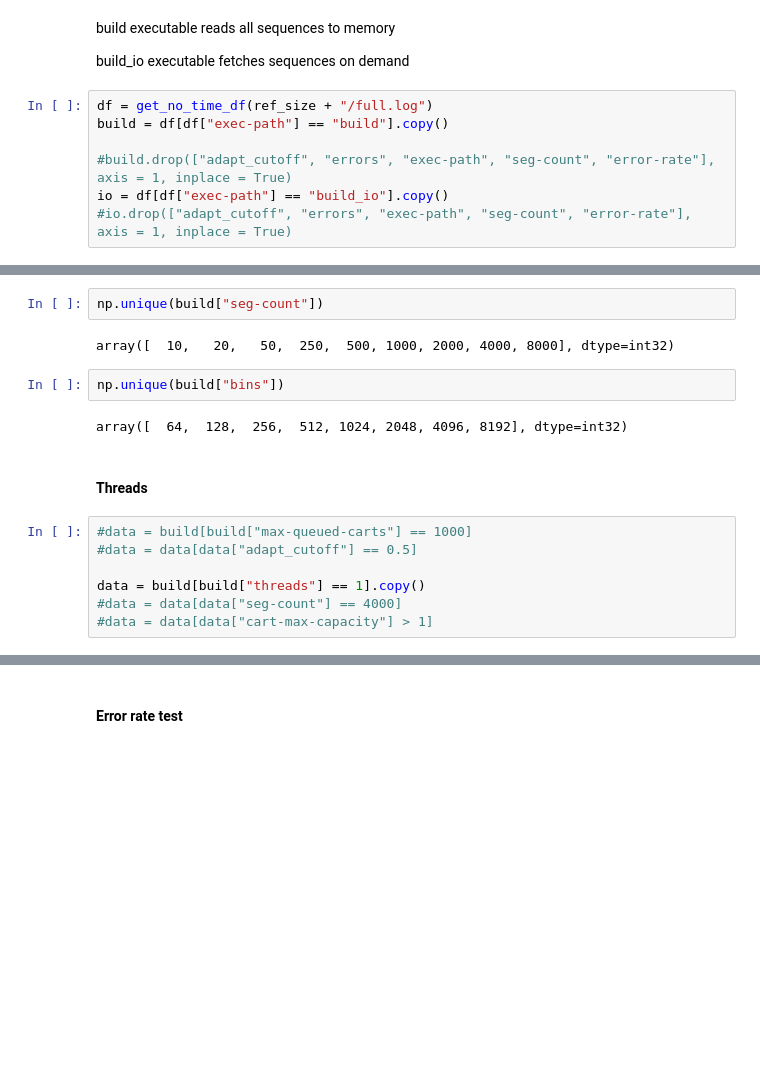
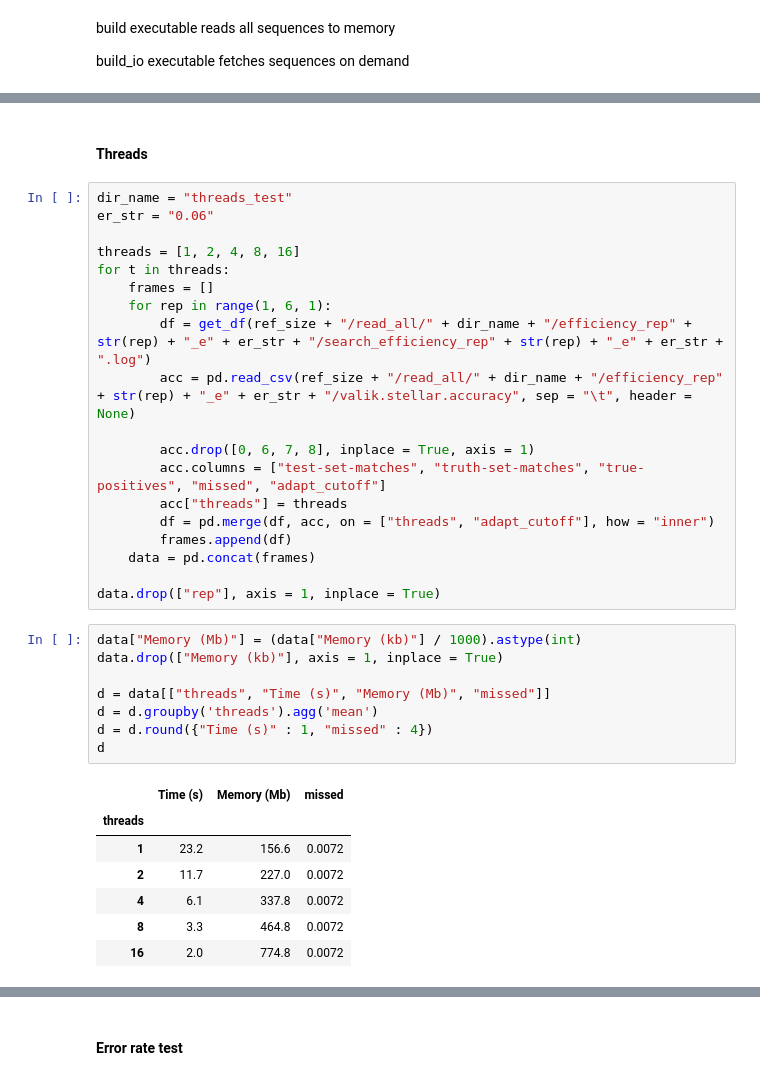
Before and after one commit to eaasna/DREAM-stellar-benchmark, a Jupyter notebook: work-python/markov/Distribution granularity.ipynb, the cells around one changed output, grey strips where cells are left out. Saved outputs shown, nothing was run; the diff lists cells and outputs as text; blank space fills up the shorter version.

```diff
--- a/work-python/markov/Distribution granularity.ipynb
+++ b/work-python/markov/Distribution granularity.ipynb
@@ -158,10 +198,3 @@ def get_no_time_df(filename):
 build executable reads all sequences to memory
 
 build_io executable fetches sequences on demand
-# %%
-df = get_no_time_df(ref_size + "/full.log")
-build = df[df["exec-path"] == "build"].copy()
-
-#build.drop(["adapt_cutoff", "errors", "exec-path", "seg-count", "error-rate"], axis = 1, inplace = True)
-io = df[df["exec-path"] == "build_io"].copy()
-#io.drop(["adapt_cutoff", "errors", "exec-path", "seg-count", "error-rate"], axis = 1, inplace = True)
@@ -172,17 +201,37 @@ array([1, 4])
-# %%
-np.unique(build["seg-count"])
-# %% [output]
-array([  10,   20,   50,  250,  500, 1000, 2000, 4000, 8000], dtype=int32)
-# %%
-np.unique(build["bins"])
-# %% [output]
-array([  64,  128,  256,  512, 1024, 2048, 4096, 8192], dtype=int32)
 # %% [markdown]
 #### Threads
-# %%
-#data = build[build["max-queued-carts"] == 1000]
-#data = data[data["adapt_cutoff"] == 0.5]
-
-data = build[build["threads"] == 1].copy()
-#data = data[data["seg-count"] == 4000]
-#data = data[data["cart-max-capacity"] > 1]
+# %%
+dir_name = "threads_test"
+er_str = "0.06"
+
+threads = [1, 2, 4, 8, 16]
+for t in threads:
+    frames = []
+    for rep in range(1, 6, 1):
+        df = get_df(ref_size + "/read_all/" + dir_name + "/efficiency_rep" + str(rep) + "_e" + er_str + "/search_efficiency_rep" + str(rep) + "_e" + er_str + ".log")
+        acc = pd.read_csv(ref_size + "/read_all/" + dir_name + "/efficiency_rep" + str(rep) + "_e" + er_str + "/valik.stellar.accuracy", sep = "\t", header = None)
+
+        acc.drop([0, 6, 7, 8], inplace = True, axis = 1)
+        acc.columns = ["test-set-matches", "truth-set-matches", "true-positives", "missed", "adapt_cutoff"]
+        acc["threads"] = threads
+        df = pd.merge(df, acc, on = ["threads", "adapt_cutoff"], how = "inner")
+        frames.append(df)
+    data = pd.concat(frames)
+
+data.drop(["rep"], axis = 1, inplace = True)
+# %%
+data["Memory (Mb)"] = (data["Memory (kb)"] / 1000).astype(int)
+data.drop(["Memory (kb)"], axis = 1, inplace = True)
+
+d = data[["threads", "Time (s)", "Memory (Mb)", "missed"]]
+d = d.groupby('threads').agg('mean')
+d = d.round({"Time (s)" : 1, "missed" : 4})
+d
+# %% [output]
+|  | Time (s) | Memory (Mb) | missed |
+| threads |  |  |  |
+| 1 | 23.2 | 156.6 | 0.0072 |
+| 2 | 11.7 | 227.0 | 0.0072 |
+| 4 | 6.1 | 337.8 | 0.0072 |
+| 8 | 3.3 | 464.8 | 0.0072 |
+| 16 | 2.0 | 774.8 | 0.0072 |
```
Also changed, not shown: parts of 21 cells of this notebook.
